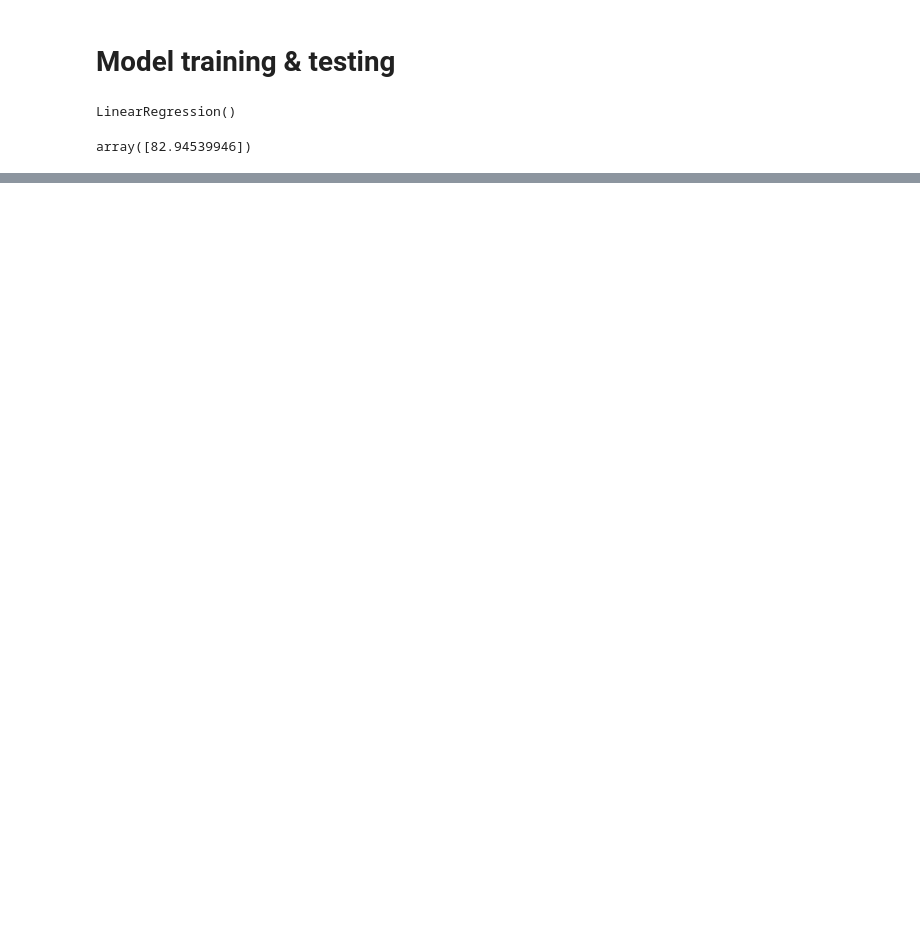
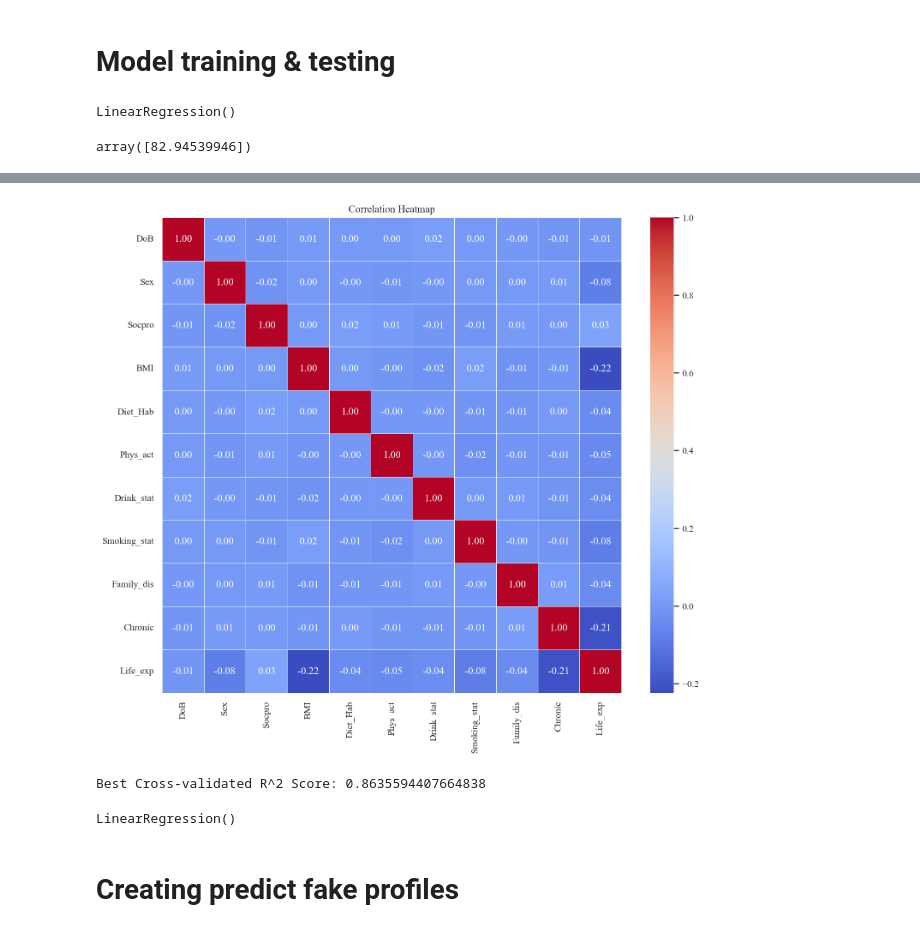
Before and after one commit to rkassila/lifePredict, a Jupyter notebook: notebooks/first_notebook.ipynb, the cells around one changed output, grey strips where cells are left out. Cells and saved outputs as stored; diff of their text form; code cells hidden in the pictures; blank space fills up the shorter version.

```diff
--- a/notebooks/first_notebook.ipynb
+++ b/notebooks/first_notebook.ipynb
@@ -174,0 +366,9 @@ array([82.94539946])
+# %%
+corr_matrix = df_new.corr()
+
+plt.figure(figsize=(12, 10))
+sns.heatmap(corr_matrix, annot=True, cmap='coolwarm', fmt='.2f', linewidths=.5)
+plt.title('Correlation Heatmap')
+plt.show()
+# %% [output]
+[figure, added]
@@ -174,0 +381,24 @@ array([82.94539946])
+# %%
+X = X_gent
+y = y_gen
+
+# Create a pipeline with a linear regression model
+model = Pipeline([
+    ('regressor', LinearRegression())
+])
+
+# Perform grid search
+grid_search = GridSearchCV(model, param_grid={}, cv=5, scoring='r2')
+grid_search.fit(X, y)
+
+# Get the best cross-validated score
+best_score = grid_search.best_score_
+print("Best Cross-validated R^2 Score:", best_score)
+# %% [output]
+Best Cross-validated R^2 Score: 0.8635594407664838
+# %%
+model_gen.fit(X_gent,y_gen)
+# %% [output]
+LinearRegression()
+# %% [markdown]
+# Creating predict fake profiles
```
Also changed, not shown: parts of 15 cells of this notebook.
